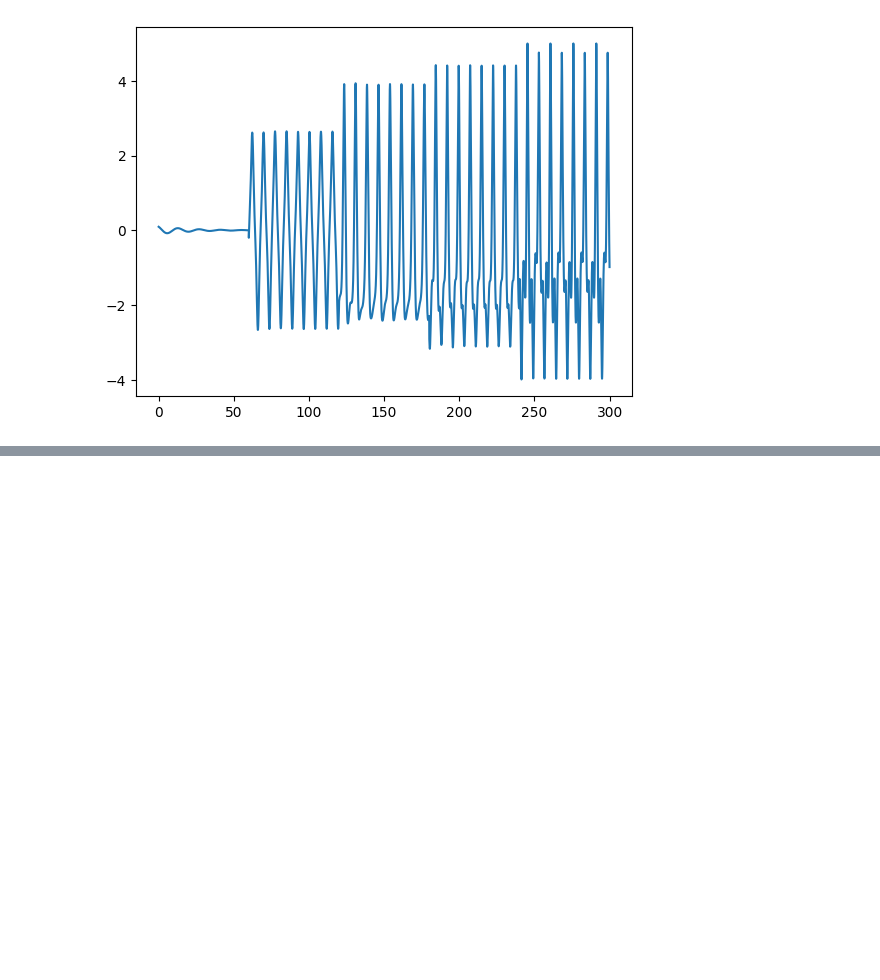
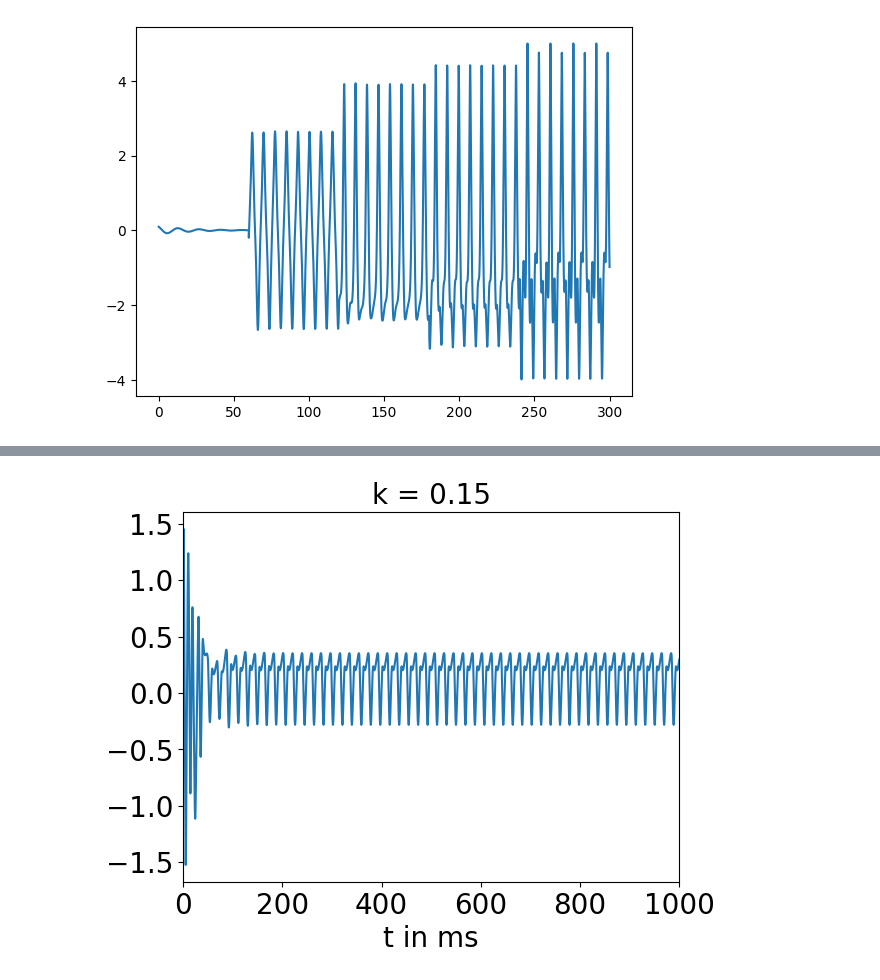
Before and after one commit to huyenanh-nguyen/Vocalization, a Jupyter notebook: Twosidecoupling/simulation.ipynb, the cells around one changed output, grey strips where cells are left out. Drawn from its saved outputs; the diff is of its cells as text; code cells hidden in the pictures; blank space fills up the shorter version.

```diff
--- a/Twosidecoupling/simulation.ipynb
+++ b/Twosidecoupling/simulation.ipynb
@@ -326,0 +373,19 @@ plt.show()
+# %%
+k = 0.15
+x = 1
+y = 1
+p = 1
+q = 1
+par0 = x,y,p,q
+ysol = TwosidedCoupling(par0, t, keep, k, mu, gamma, alpha, beta).y_solv()
+plt.plot(t, ysol, label = f"k: {k:.2f}")
+plt.xlabel("t in ms", fontsize = 20)
+plt.title("k = " + f"{k:.2f}", fontsize = 20)
+
+plt.xticks(fontsize = 20)
+plt.yticks(fontsize = 20)
+plt.xlim([0,1000])
+# plt.savefig(path + "y_timeseries_alpha05" + ".png", dpi =  300, bbox_inches = "tight")
+plt.show()
+# %% [output]
+[figure, added]
```
Also changed, not shown: parts of 5 cells of this notebook, 6 other files.
